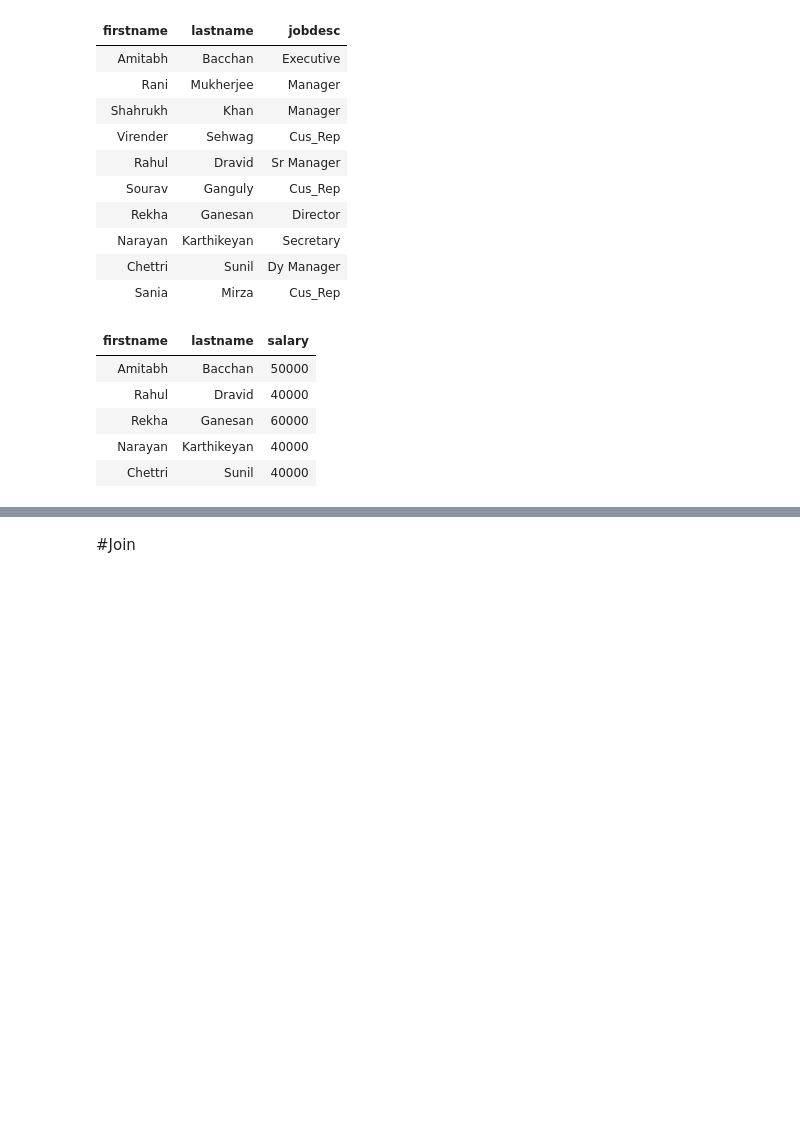
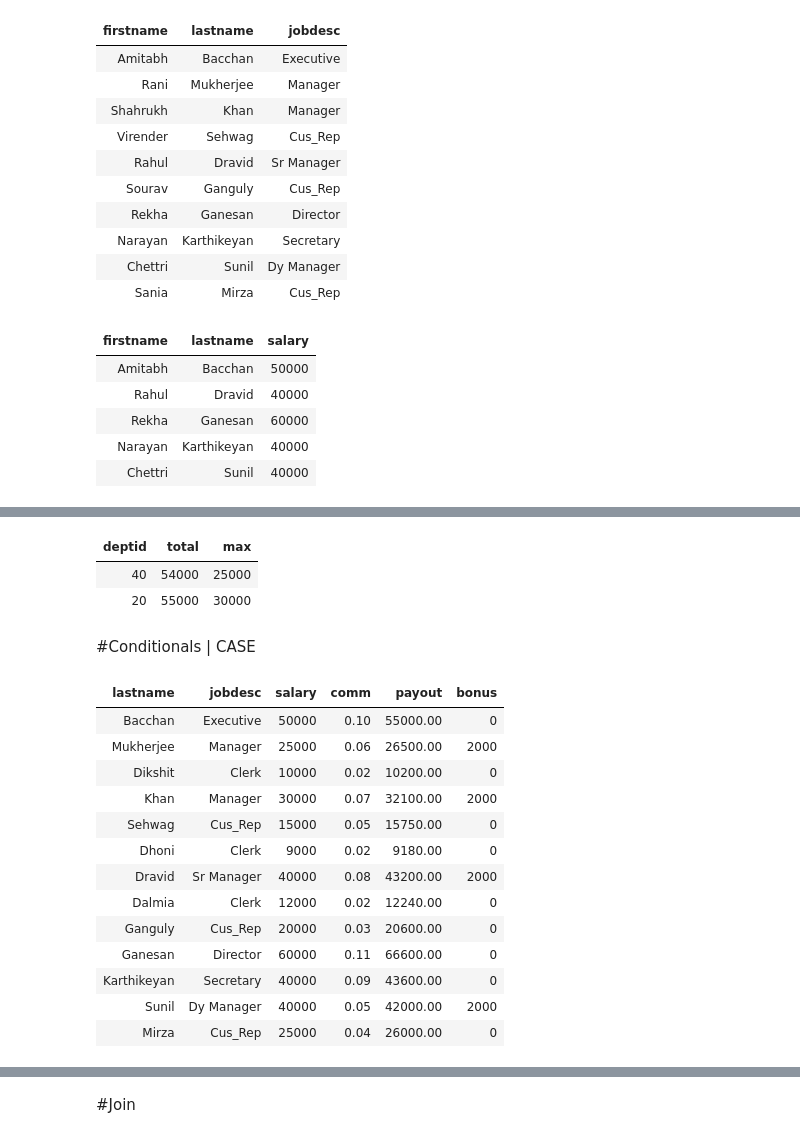
Before and after one commit to Praxis-QR/RDWH, a Jupyter notebook: PostgreSQL_02_Basic_SQL.ipynb, the cells around one changed output, grey strips where cells are left out. Drawn from its saved outputs; the diff is of its cells as text; code cells hidden in the pictures; blank space fills up the shorter version.

Commit message:
Select | Where | Like | Between | Order | AND / OR | Functions | Conditionals | Transpose | Join

```diff
--- a/PostgreSQL_02_Basic_SQL.ipynb
+++ b/PostgreSQL_02_Basic_SQL.ipynb
@@ -282,0 +494,26 @@ runSelect("select firstname, lastname, salary from empl where salary > 35000")
+# %%
+runSelect("select deptid, sum(salary) Total, max(salary) Max from empl group by deptid having sum(salary) > 50000 and max(salary) < 35000")
+# %% [output]
+| deptid | total | max |
+| 40 | 54000 | 25000 |
+| 20 | 55000 | 30000 |
+# %% [markdown]
+#Conditionals | CASE
+# %%
+runSelect("select lastname, jobdesc, salary, comm, salary+salary*comm Payout,\
+case when jobdesc like '%Manager' then 2000 else 0 end bonus from empl")
+# %% [output]
+| lastname | jobdesc | salary | comm | payout | bonus |
+| Bacchan | Executive | 50000 | 0.10 | 55000.00 | 0 |
+| Mukherjee | Manager | 25000 | 0.06 | 26500.00 | 2000 |
+| Dikshit | Clerk | 10000 | 0.02 | 10200.00 | 0 |
+| Khan | Manager | 30000 | 0.07 | 32100.00 | 2000 |
+| Sehwag | Cus_Rep | 15000 | 0.05 | 15750.00 | 0 |
+| Dhoni | Clerk | 9000 | 0.02 | 9180.00 | 0 |
+| Dravid | Sr Manager | 40000 | 0.08 | 43200.00 | 2000 |
+| Dalmia | Clerk | 12000 | 0.02 | 12240.00 | 0 |
+| Ganguly | Cus_Rep | 20000 | 0.03 | 20600.00 | 0 |
+| Ganesan | Director | 60000 | 0.11 | 66600.00 | 0 |
+| Karthikeyan | Secretary | 40000 | 0.09 | 43600.00 | 0 |
+| Sunil | Dy Manager | 40000 | 0.05 | 42000.00 | 2000 |
+| Mirza | Cus_Rep | 25000 | 0.04 | 26000.00 | 0 |
```
Also changed, not shown: parts of 51 cells of this notebook.
